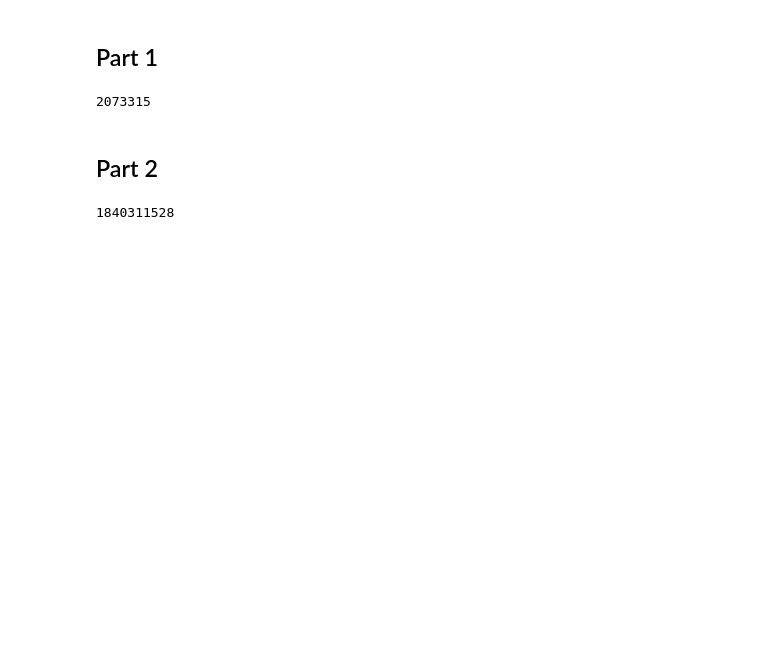
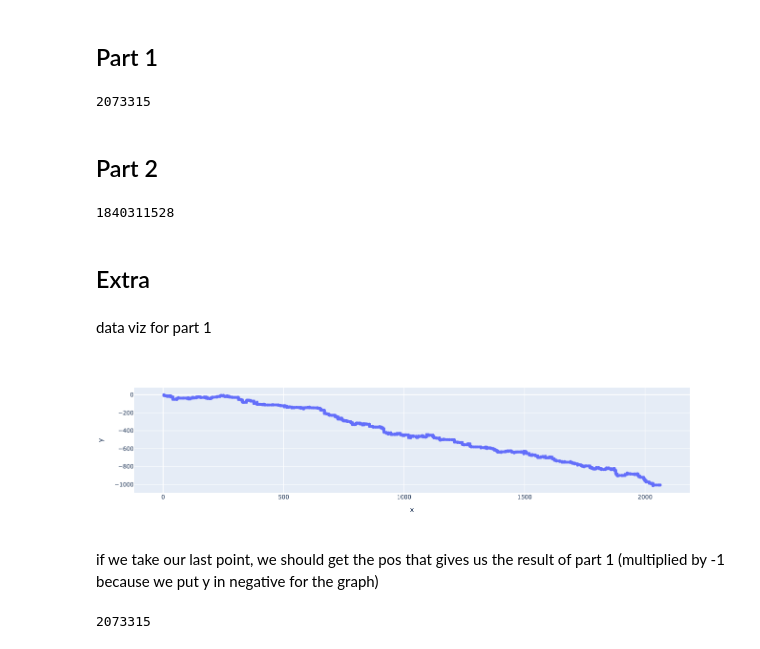
Before and after one commit to Simon-Prevoteaux/adventofcode, a Jupyter notebook: 2021/day02/day2.ipynb, the cells around one changed output. Drawn from its saved outputs; the diff is of its cells as text; code cells hidden in the pictures; blank space fills up the shorter version.

Commit message:
submarine data viz

```diff
--- a/2021/day02/day2.ipynb
+++ b/2021/day02/day2.ipynb
@@ -22,3 +22,25 @@ df["vect_command_aim"] = df.apply(lambda x:(x.vect_command+[0,x.aim]) if x.comma
 math.prod(np.multiply(df.vect_command_aim, df.step).sum())
 # %% [output]
 1840311528
+# %% [markdown]
+## Extra
+# %% [markdown]
+data viz for part 1
+# %%
+temp = np.multiply(df.vect_command, df.step).cumsum()
+x = np.transpose([temp[i][0] for i in range(len(temp))])
+y = np.transpose([temp[i][1] for i in range(len(temp))])
+# %%
+pos_df = pandas.DataFrame({'x':x, 'y':-y})
+# %%
+import plotly.express as px
+fig = px.scatter(pos_df,x='x',y='y')
+fig.show()
+# %% [output]
+[figure, added]
+# %% [markdown]
+if we take our last point, we should get the pos that gives us the result of part 1 (multiplied by -1 because we put y in negative for the graph)
+# %%
+math.prod(pos_df.iloc[-1])*-1
+# %% [output]
+2073315
```
